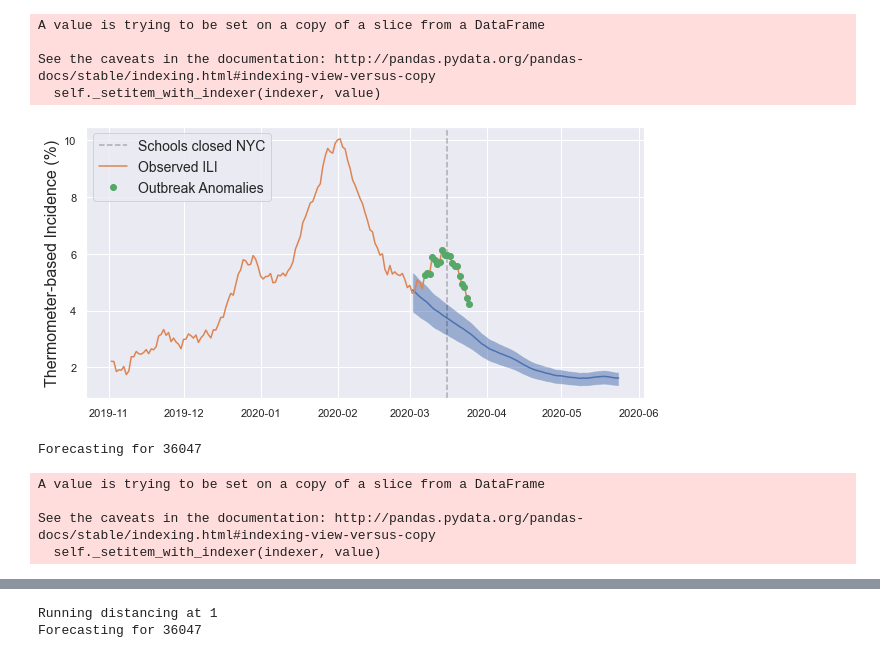
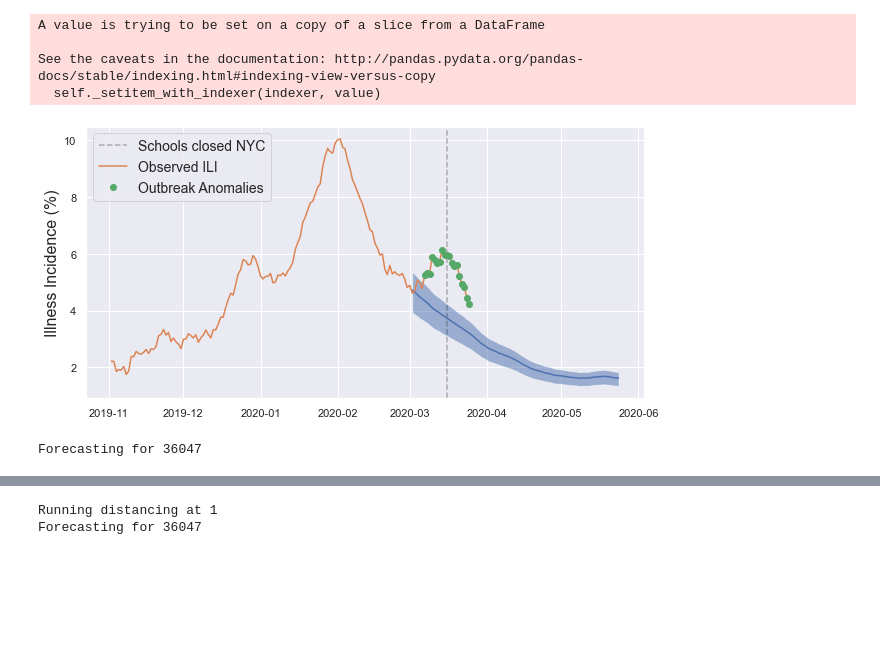
Before and after one commit to kinsahealth/therm_anomaly_detection, a Jupyter notebook: Brooklyn_SantaClara_examples.ipynb, the cells around one changed output, grey strips where cells are left out. Saved outputs shown, nothing was run; the diff lists cells and outputs as text; code cells hidden in the pictures; blank space fills up the shorter version.

```diff
--- a/Brooklyn_SantaClara_examples.ipynb
+++ b/Brooklyn_SantaClara_examples.ipynb
@@ -50,7 +50,7 @@ plt.plot(bk_df['ds'], bk_df['percent_ill'])
 [<matplotlib.lines.Line2D at 0x...>]
 [figure]
 # %%
-test = run_anomalies(bk_df, ['2020-03-01'], simulations=100)
+bk100 = run_anomalies(bk_df, ['2020-03-01'], simulations=100)
 # %% [output]
 Forecasting for 36047
 A value is trying to be set on a copy of a slice from a DataFrame
@@ -59,26 +59,22 @@ See the caveats in the documentation: http://pandas.pydata.org/pandas-docs/stabl
   self._setitem_with_indexer(indexer, value)
 # %%
 ### Figure 2: Example detection in Brooklyn, NY
-sub = test[test.ds > '2019-11-01'].copy()
+sub = bk100[bk100.ds > '2019-11-01'].copy()
 sub.sort_values('ds', inplace=True)
 
 plt.figure(figsize=(10, 5))
 plt.axvline(pd.to_datetime('2020-03-16'), color='k', linestyle='--', alpha=0.3, label='Schools closed NYC')
 plt.fill_between(sub.ds, sub['97.5%'], sub['2.5%'], alpha=0.5)
 plt.plot(sub.ds, sub['50%'], label='')
 plt.plot(sub.ds, sub.percent_ill, label='Observed ILI')
 plt.plot(sub.ds, sub.anomaly_ili, '.', ms=12, label='Outbreak Anomalies')
 
-plt.ylabel('Thermometer-based Incidence (%)', fontsize=16)
+plt.ylabel('Illness Incidence (%)', fontsize=16)
 plt.legend(fontsize=14, loc='upper left')
 plt.savefig('Figure 2.png', dpi=300);
 # %% [output]
-[figure, old version]
+[figure, new version]
 # %%
-test_distancing = run_anomalies(bk_df, ['2020-03-01'], social_mod=0.85, simulations=100)
+bk_distancing = run_anomalies(bk_df, ['2020-03-01'], social_mod=0.85, simulations=100)
 # %% [output]
 Forecasting for 36047
-A value is trying to be set on a copy of a slice from a DataFrame
-
-See the caveats in the documentation: http://pandas.pydata.org/pandas-docs/stable/indexing.html#indexing-view-versus-copy
-  self._setitem_with_indexer(indexer, value)
```
Also changed, not shown: parts of 13 cells of this notebook, 1 other file.
